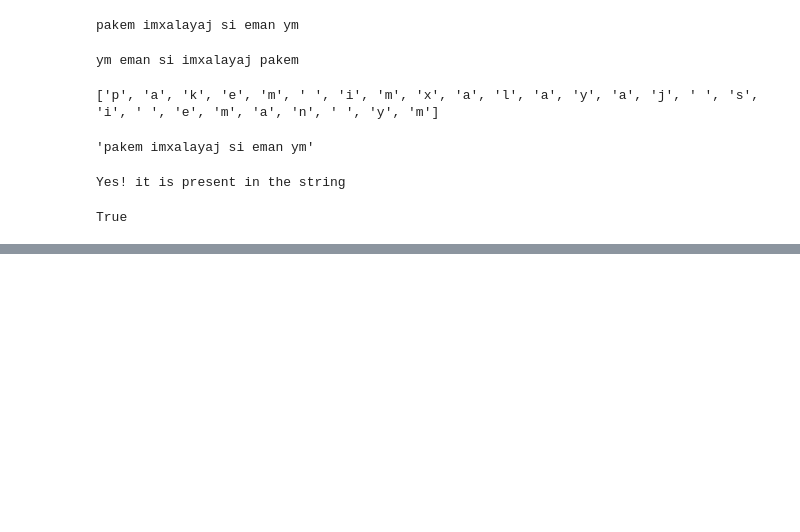
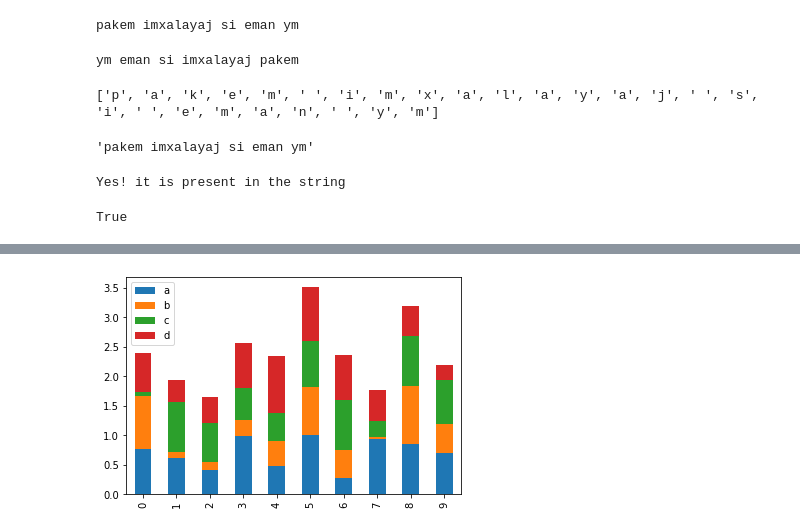
Before and after one commit to Jaya9522/daily-practice, a Jupyter notebook: Untitled30.ipynb, the cells around one changed output, grey strips where cells are left out. Cells and saved outputs as stored; diff of their text form; code cells hidden in the pictures; blank space fills up the shorter version.

```diff
--- a/Untitled30.ipynb
+++ b/Untitled30.ipynb
@@ -1982,0 +2008,4 @@ True
+# %%
+df2.plot.bar(stacked=True);
+# %% [output]
+[figure, added]
```
Also changed, not shown: parts of 10 cells of this notebook.
